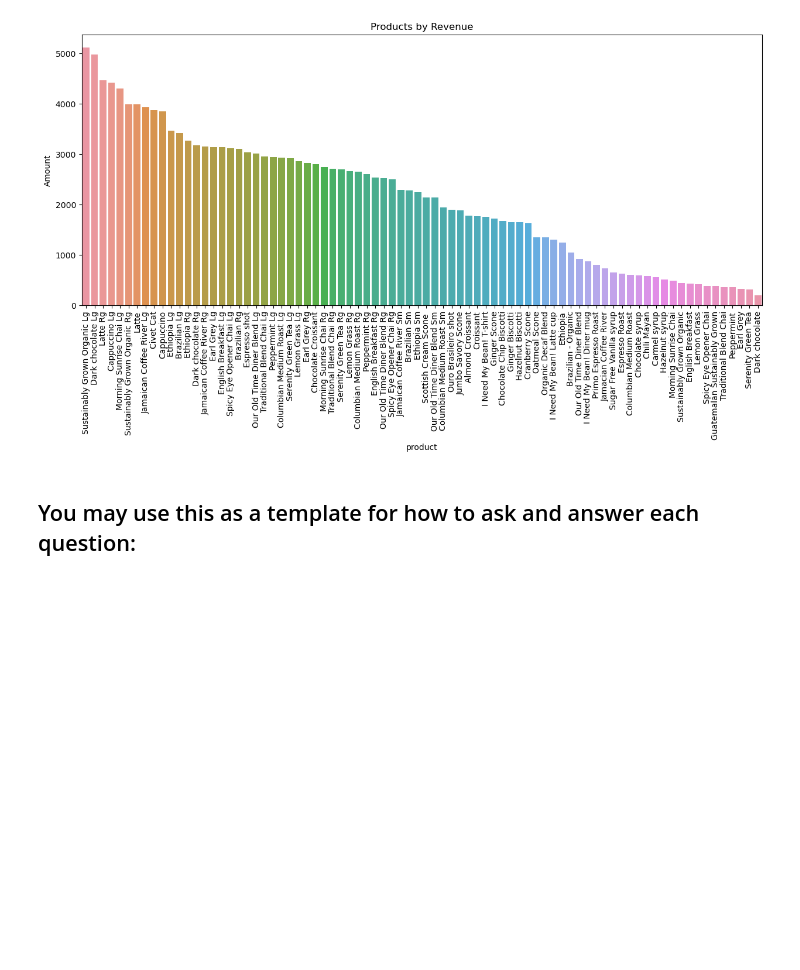
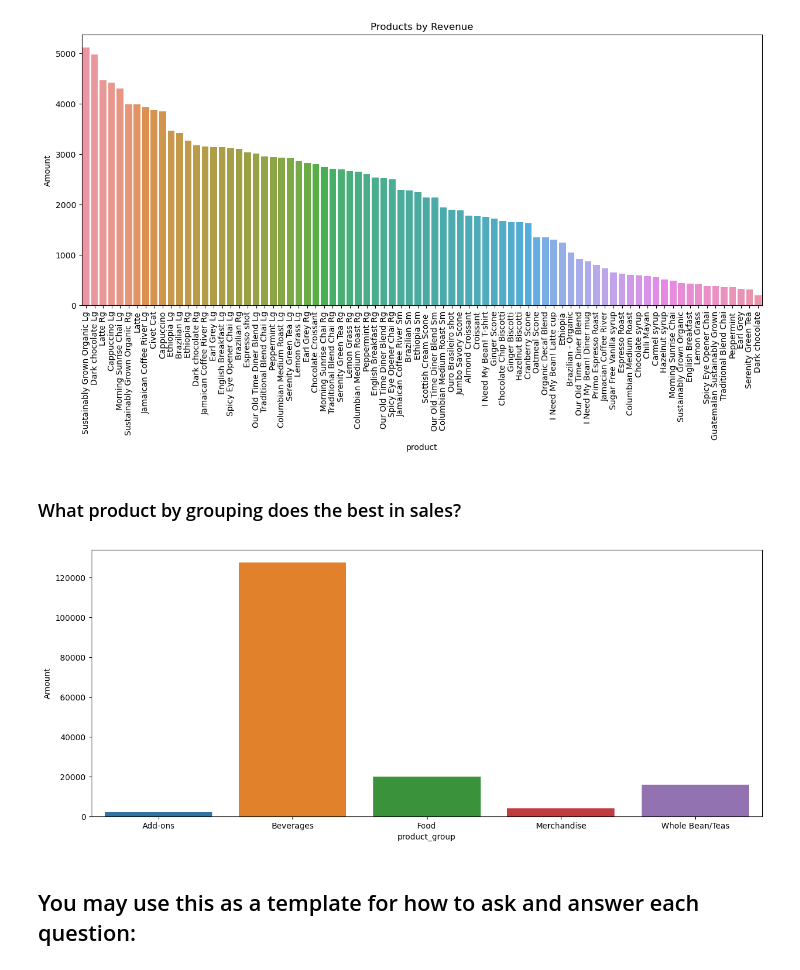
Before and after one commit to coffee-shop-analysis/coffee_project, a Jupyter notebook: final_report.ipynb, the cells around one changed output. Saved outputs shown, nothing was run; the diff lists cells and outputs as text; code cells hidden in the pictures; blank space fills up the shorter version.

```diff
--- a/final_report.ipynb
+++ b/final_report.ipynb
@@ -118,6 +118,12 @@ w.daily_store_sales(train)
 w.best_sell_product(train)
 # %% [output]
 [figure]
+# %% [markdown]
+### What product by grouping does the best in sales?
+# %%
+w.best_sell_group(train)
+# %% [output]
+[figure, added]
 # %% [markdown]
 ## You may use this as a template for how to ask and answer each question:
 # %% [markdown]
```
